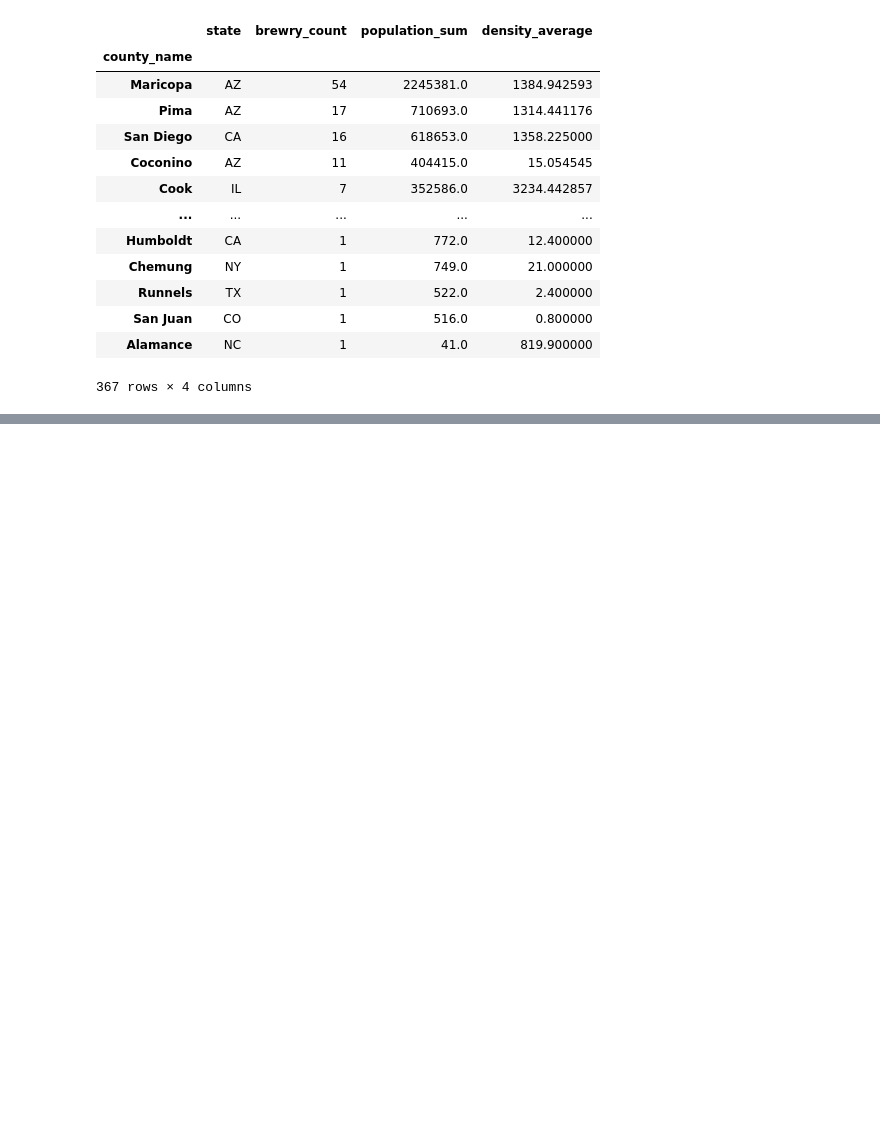
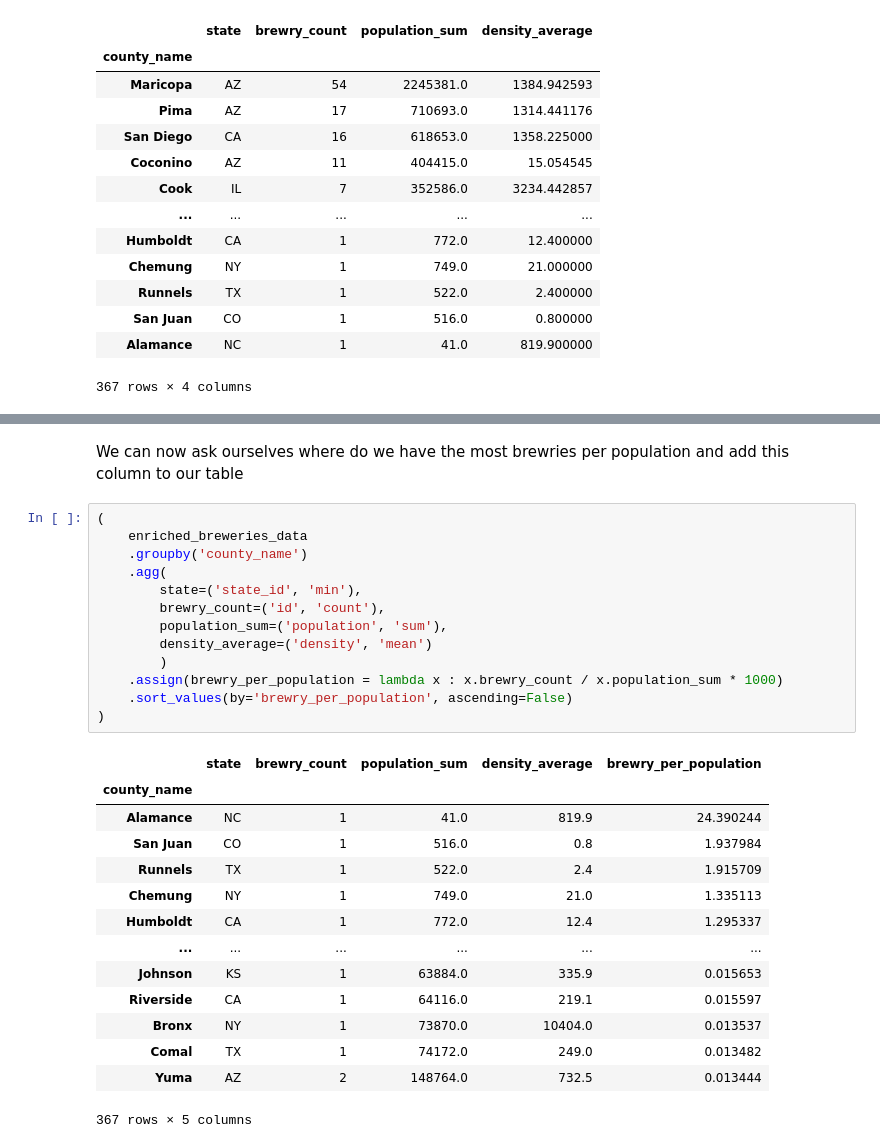
Before and after one commit to luisdomin5/from-excel-to-pandas, a Jupyter notebook: _sources/notebooks/03.03_merge.ipynb, the cells around one changed output, grey strips where cells are left out. Cells and saved outputs as stored; diff of their text form; blank space fills up the shorter version.

```diff
--- a/_sources/notebooks/03.03_merge.ipynb
+++ b/_sources/notebooks/03.03_merge.ipynb
@@ -218,0 +250,30 @@ Now, that we have the enriched table, we can analyze the joined data and explore
+# %% [markdown]
+We can now ask ourselves where do we have the most brewries per population and add this column to our table
+# %%
+(
+    enriched_breweries_data
+    .groupby('county_name')
+    .agg(
+        state=('state_id', 'min'),
+        brewry_count=('id', 'count'),
+        population_sum=('population', 'sum'),
+        density_average=('density', 'mean')
+        )
+    .assign(brewry_per_population = lambda x : x.brewry_count / x.population_sum * 1000)
+    .sort_values(by='brewry_per_population', ascending=False)
+)
+# %% [output]
+|  | state | brewry_count | population_sum | density_average | brewry_per_population |
+| county_name |  |  |  |  |  |
+| Alamance | NC | 1 | 41.0 | 819.9 | 24.390244 |
+| San Juan | CO | 1 | 516.0 | 0.8 | 1.937984 |
+| Runnels | TX | 1 | 522.0 | 2.4 | 1.915709 |
+| Chemung | NY | 1 | 749.0 | 21.0 | 1.335113 |
+| Humboldt | CA | 1 | 772.0 | 12.4 | 1.295337 |
+| ... | ... | ... | ... | ... | ... |
+| Johnson | KS | 1 | 63884.0 | 335.9 | 0.015653 |
+| Riverside | CA | 1 | 64116.0 | 219.1 | 0.015597 |
+| Bronx | NY | 1 | 73870.0 | 10404.0 | 0.013537 |
+| Comal | TX | 1 | 74172.0 | 249.0 | 0.013482 |
+| Yuma | AZ | 2 | 148764.0 | 732.5 | 0.013444 |
+367 rows × 5 columns
```
Also changed, not shown: parts of 8 cells of this notebook, 5 other files.
